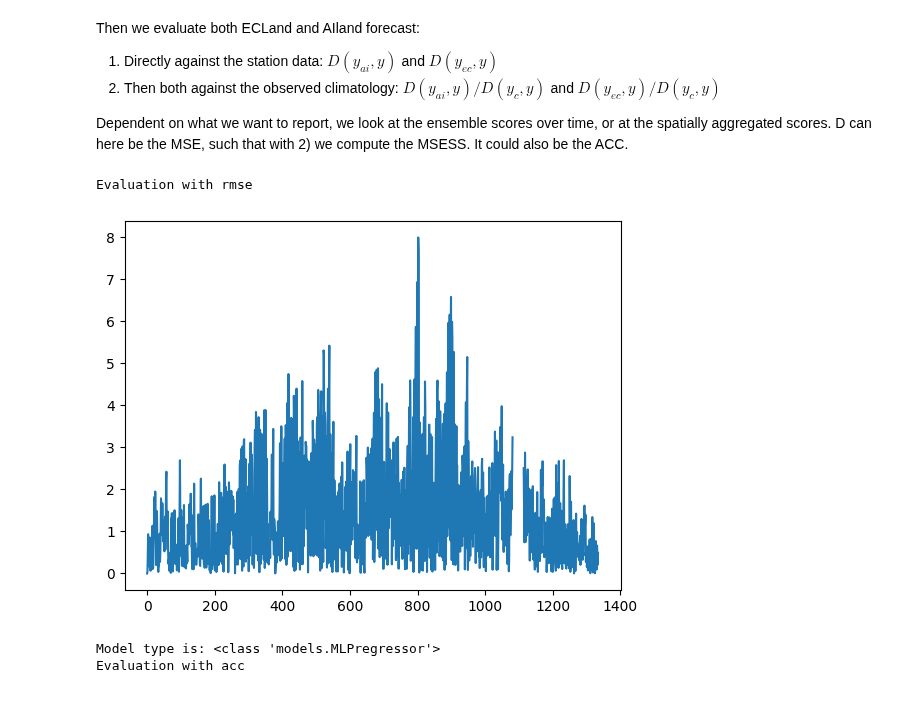
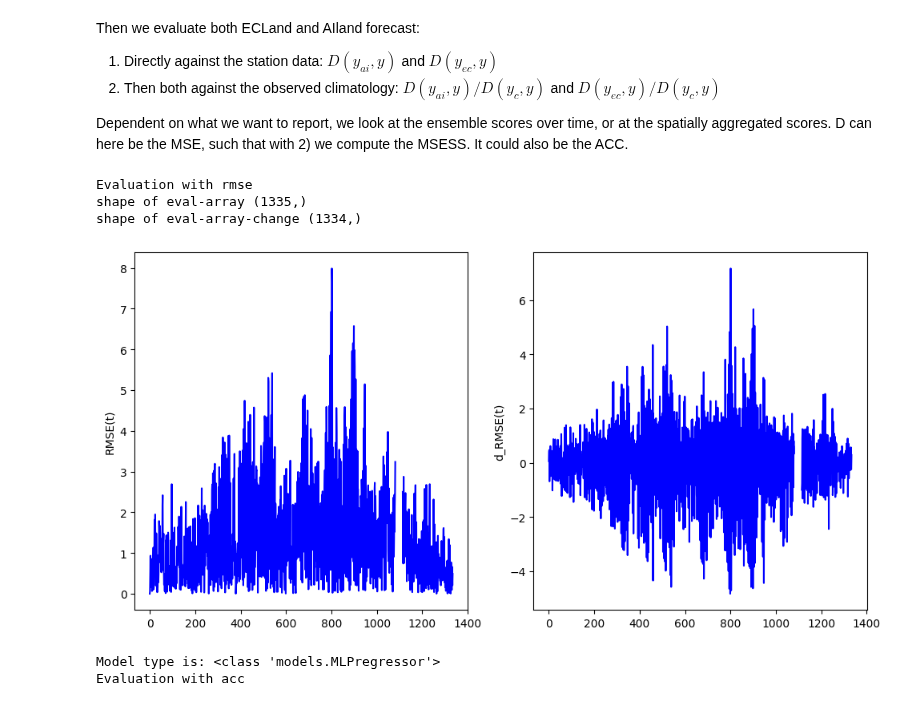
Before and after one commit to MWesselkamp/forecast-horizons, a Jupyter notebook: ecland-emulator/notebooks/evaluation_template.ipynb, the cells around one changed output. Cells and saved outputs as stored; diff of their text form; code cells hidden in the pictures.

Commit message:
eval module

```diff
--- a/ecland-emulator/notebooks/evaluation_template.ipynb
+++ b/ecland-emulator/notebooks/evaluation_template.ipynb
@@ -191,13 +191,23 @@ Then we evaluate both ECLand and AIland forecast:
 Dependent on what we want to report, we look at the ensemble scores over time, or at the spatially aggregated scores. D can here be the MSE, such that with 2) we compute the MSESS. It could also be the ACC.
 # %%
 EvaluateMLP = EvaluationModule(score = 'rmse')
-eval_array = EvaluateMLP.evaluate_target(y_prog=station_data[..., 0], y_prog_prediction=dynamic_features_prediction[..., 3])
+rmse_layer1 = EvaluateMLP.evaluate_target(y_prog=station_data[..., 0], y_prog_prediction=dynamic_features_prediction[..., 3])
+rmse_layer1_change = rmse_layer1[1:] - rmse_layer1[:-1]
+print("shape of eval-array", rmse_layer1.shape)
+print("shape of eval-array-change", rmse_layer1_change.shape)
 
-plt.plot(eval_array)
+fig, ax = plt.subplots(1, 2, figsize=(10, 5), sharex=True)
+ax[0].plot(rmse_layer1, color = "blue")
+ax[0].set_ylabel("RMSE(t)")
+ax[1].plot(rmse_layer1_change, color="blue")
+ax[1].set_ylabel("d_RMSE(t)")
+plt.tight_layout()
 plt.show()
 # %% [output]
 Evaluation with rmse
+shape of eval-array (1335,)
+shape of eval-array-change (1334,)
-[figure, old version]
+[figure, new version]
 # %%
 mse_obs = np.sqrt(np.sum((dynamic_features_prediction - dynamic_features)**2, axis = 1))*(1/spatial_fields)
 mse_clim = np.sqrt(np.sum((climatology - dynamic_features)**2, axis = 1))*(1/spatial_fields)
```
